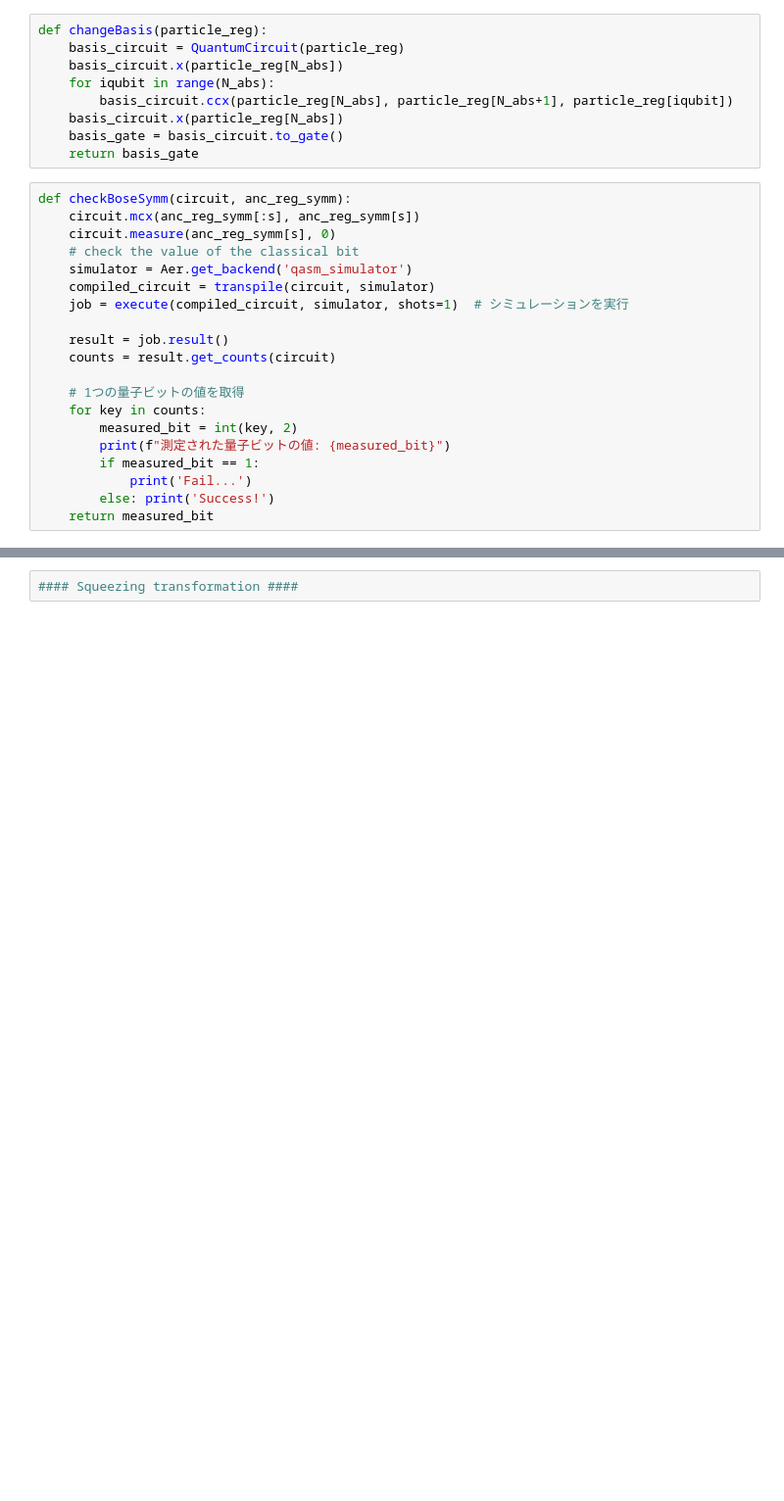
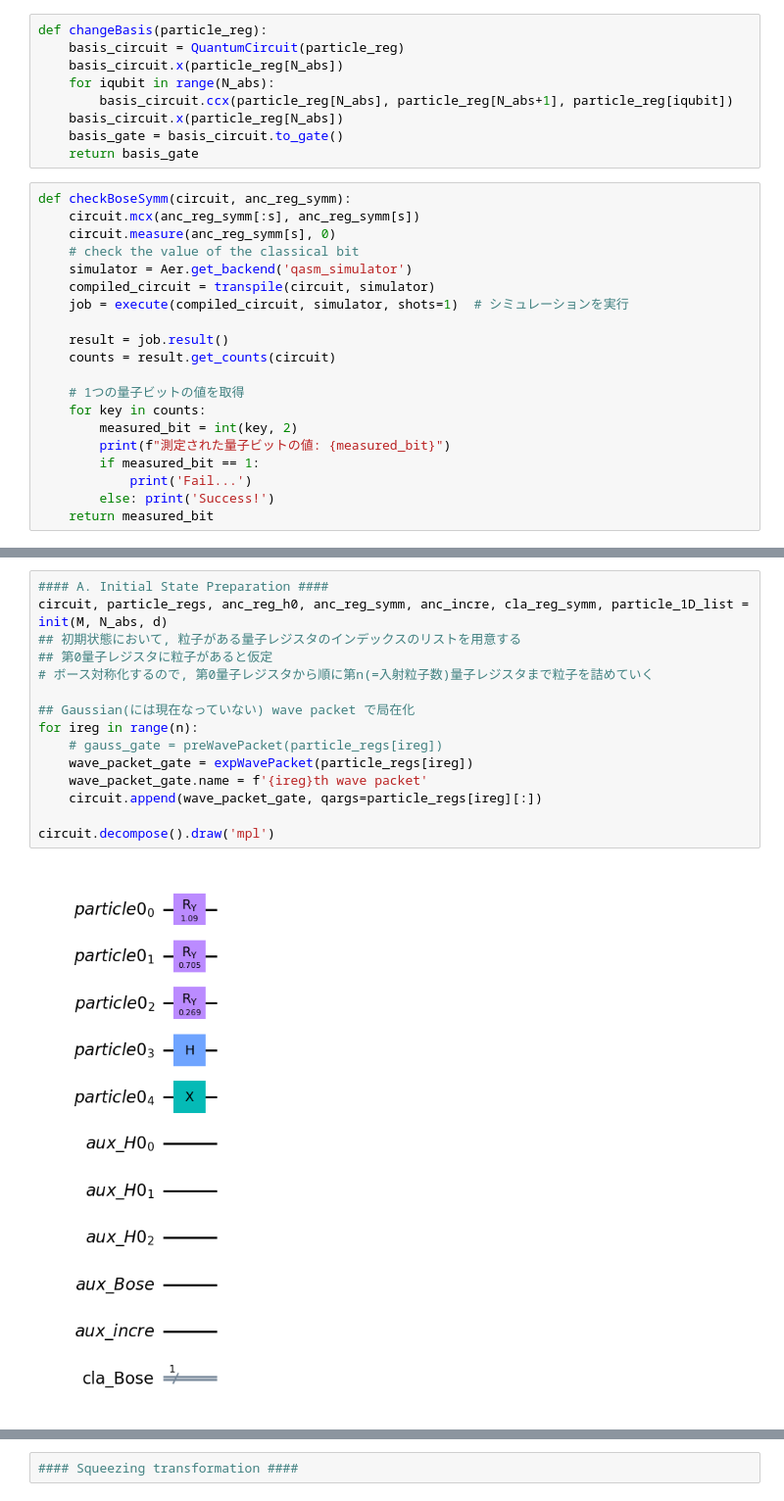
Before and after one commit to UTokyo-ICEPP/single-particle-qft, a Jupyter notebook: qsp/qc_single_particle.ipynb, the cells around one changed output, grey strips where cells are left out. Shown at 98% size. Saved outputs shown, nothing was run; the diff lists cells and outputs as text; blank space fills up the shorter version.

```diff
--- a/qsp/qc_single_particle.ipynb
+++ b/qsp/qc_single_particle.ipynb
@@ -287,0 +309,17 @@ def phiAddition(dphi, particle_regs, anc_reg_h0):
+# %%
+#### A. Initial State Preparation ####
+circuit, particle_regs, anc_reg_h0, anc_reg_symm, anc_incre, cla_reg_symm, particle_1D_list = init(M, N_abs, d)
+## 初期状態において, 粒子がある量子レジスタのインデックスのリストを用意する
+## 第0量子レジスタに粒子があると仮定
+# ボース対称化するので, 第0量子レジスタから順に第n(=入射粒子数)量子レジスタまで粒子を詰めていく
+
+## Gaussian(には現在なっていない) wave packet で局在化
+for ireg in range(n):
+    # gauss_gate = preWavePacket(particle_regs[ireg])
+    wave_packet_gate = expWavePacket(particle_regs[ireg])
+    wave_packet_gate.name = f'{ireg}th wave packet'
+    circuit.append(wave_packet_gate, qargs=particle_regs[ireg][:])
+
+circuit.decompose().draw('mpl')
+# %% [output]
+[figure, added]
```
Also changed, not shown: parts of 20 cells of this notebook.
